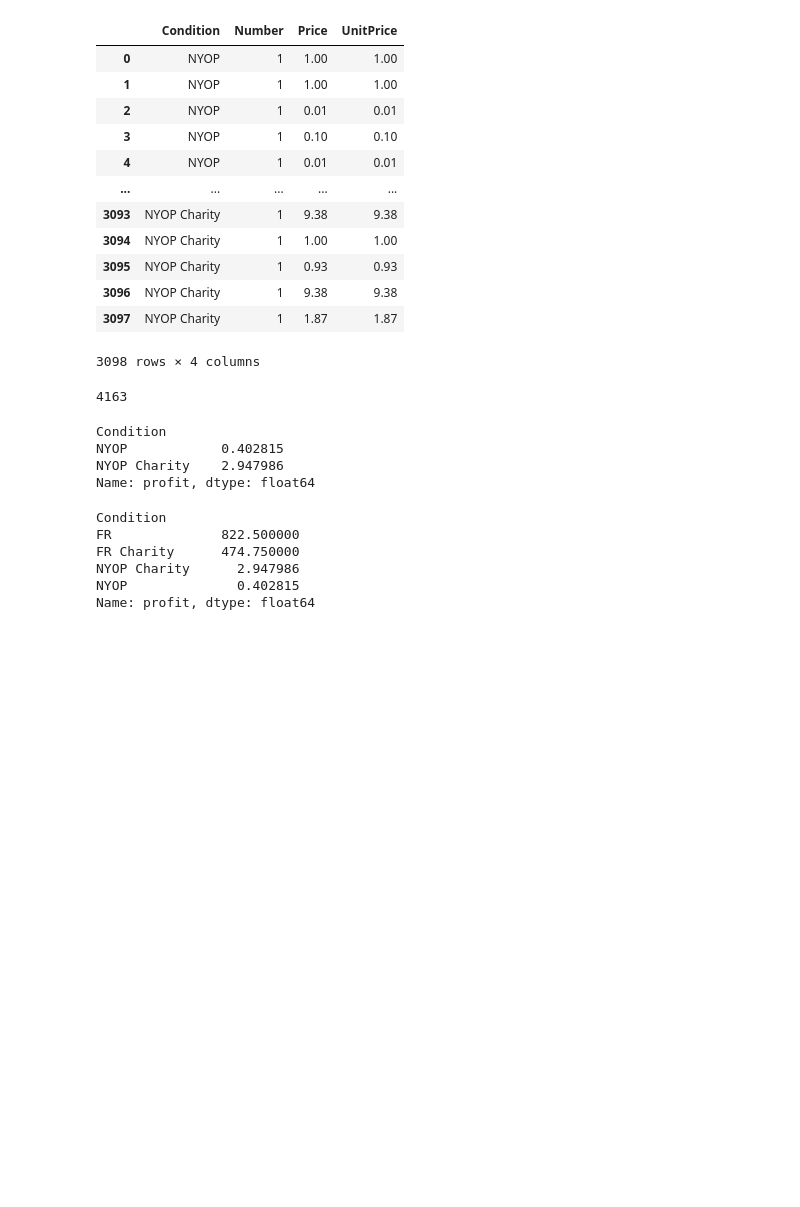
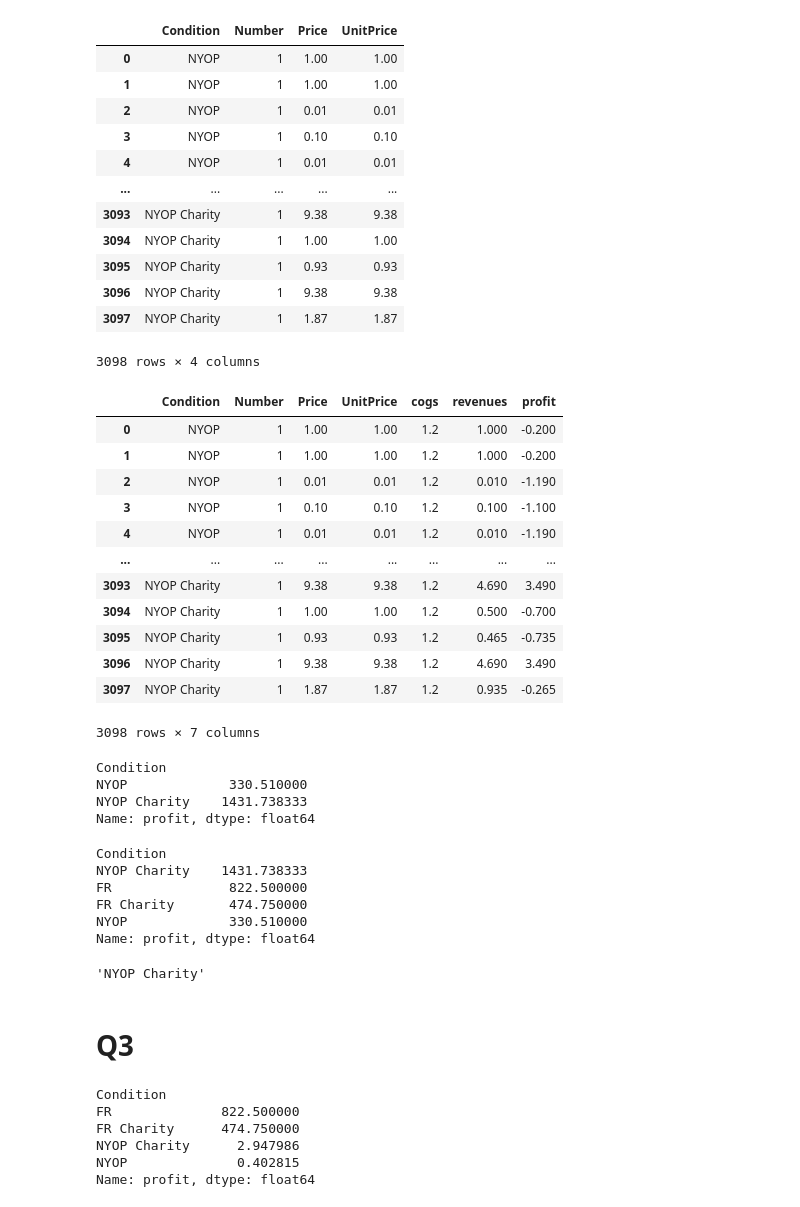
Before and after one commit to rsm-roguchi/Case2, a Jupyter notebook: case.ipynb, the cells around one changed output. Saved outputs shown, nothing was run; the diff lists cells and outputs as text; code cells hidden in the pictures; blank space fills up the shorter version.

```diff
--- a/case.ipynb
+++ b/case.ipynb
@@ -293,21 +299,24 @@ nyop_dat
 | 3096 | NYOP Charity | 1 | 9.38 | 9.38 |
 | 3097 | NYOP Charity | 1 | 1.87 | 1.87 |
 3098 rows × 4 columns
-# %%
-nyop_dat['Number'] = pd.to_numeric(nyop_dat['Number'])
-nyop_dat['Number'].sum()
-# %% [output]
-4163
 # %%
-nyop_dat = nyop_dat[(nyop_dat['Condition'] == 'NYOP') | (nyop_dat['Condition'] == 'NYOP Charity')].copy()
-nyop_dat['cogs'] = nyop_dat['Number'] * 1.2
-nyop_dat['revenues'] = nyop_dat['Price'] * nyop_dat['Number']
-nyop_dat.loc[nyop_dat['Condition'] == 'NYOP Charity', 'revenues'] = nyop_dat.loc[nyop_dat['Condition'] == 'NYOP Charity', 'revenues'] * 0.5
-nyop_dat['profit'] = nyop_dat['revenues'] - nyop_dat['cogs']
-nyop_avg_profit = nyop_dat.groupby('Condition')['profit'].mean()
-print(nyop_avg_profit)
+nyop_dat_rev = nyop_dat.copy()
+nyop_dat_rev['cogs'] = nyop_dat_rev['Number'] * 1.2
+nyop_dat_rev['revenues'] = nyop_dat['Price'] * nyop_dat['Number']
+nyop_dat_rev.loc[nyop_dat_rev['Condition'] == 'NYOP Charity', 'revenues'] = nyop_dat_rev.loc[nyop_dat_rev['Condition'] == 'NYOP Charity', 'revenues'] * 0.5
+nyop_dat_rev['profit'] = nyop_dat_rev['revenues'] - nyop_dat_rev['cogs']
+nyop_dat_rev
 # %% [output]
+|  | Condition | Number | Price | UnitPrice | cogs | revenues | profit |
+| 0 | NYOP | 1 | 1.00 | 1.00 | 1.2 | 1.000 | -0.200 |
+| 1 | NYOP | 1 | 1.00 | 1.00 | 1.2 | 1.000 | -0.200 |
+| 2 | NYOP | 1 | 0.01 | 0.01 | 1.2 | 0.010 | -1.190 |
+| 3 | NYOP | 1 | 0.10 | 0.10 | 1.2 | 0.100 | -1.100 |
+| 4 | NYOP | 1 | 0.01 | 0.01 | 1.2 | 0.010 | -1.190 |
+| ... | ... | ... | ... | ... | ... | ... | ... |
+| 3093 | NYOP Charity | 1 | 9.38 | 9.38 | 1.2 | 4.690 | 3.490 |
+| 3094 | NYOP Charity | 1 | 1.00 | 1.00 | 1.2 | 0.500 | -0.700 |
+| 3095 | NYOP Charity | 1 | 0.93 | 0.93 | 1.2 | 0.465 | -0.735 |
+| 3096 | NYOP Charity | 1 | 9.38 | 9.38 | 1.2 | 4.690 | 3.490 |
+| 3097 | NYOP Charity | 1 | 1.87 | 1.87 | 1.2 | 0.935 | -0.265 |
-Condition
-NYOP            0.402815
-NYOP Charity    2.947986
-Name: profit, dtype: float64
+3098 rows × 7 columns
@@ -314,3 +326,27 @@ Name: profit, dtype: float64
+# %%
+nyop_daily_prof = pd.concat([nyop_daily, nyop_char_daily])
+nyop_daily_prof
+# %% [output]
+Condition
+NYOP             330.510000
+NYOP Charity    1431.738333
+Name: profit, dtype: float64
+# %%
+all_daily = pd.concat([nyop_daily_prof, fr_avg_profit])
+all_daily.sort_values(ascending=False)
+# %% [output]
+Condition
+NYOP Charity    1431.738333
+FR               822.500000
+FR Charity       474.750000
+NYOP             330.510000
+Name: profit, dtype: float64
+# %%
+all_daily.idxmax()
+# %% [output]
+'NYOP Charity'
+# %% [markdown]
+# Q3
 # %%
 combine_data = pd.concat([fr_data[['Condition', 'profit']], nyop_dat[['Condition', 'profit']]])
 avg_profit_per_strategy = combine_data.groupby('Condition')['profit'].mean()
```
Also changed, not shown: parts of 4 cells of this notebook.
